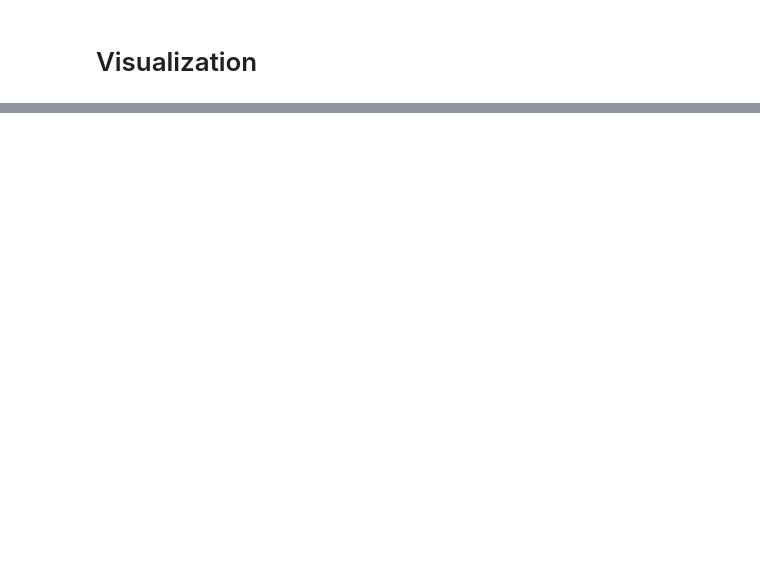
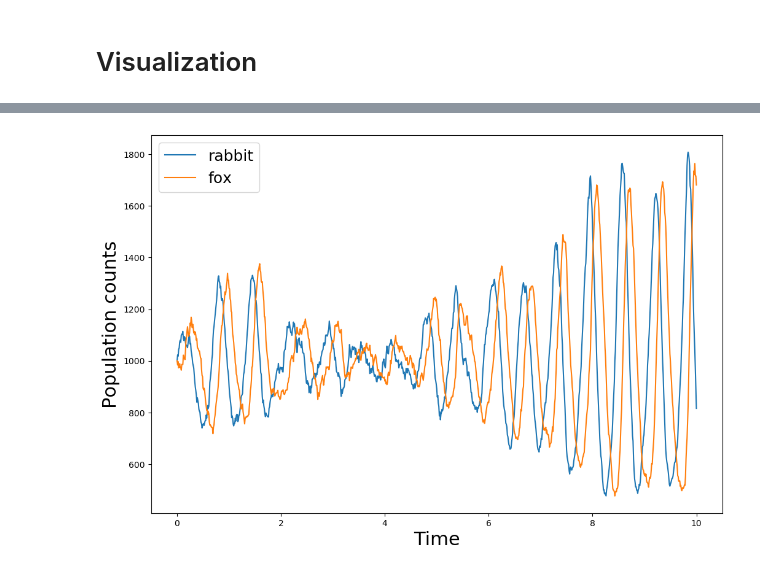
Before and after one commit to GillesPy2/GillesPy2_paper, a Jupyter notebook: examples/Lotkavolterra_Oscillator-Stochastic.ipynb, the cells around one changed output, grey strips where cells are left out. Drawn from its saved outputs; the diff is of its cells as text; code cells hidden in the pictures; blank space fills up the shorter version.

Commit message:
presentation changes to the L-V model notebook

```diff
--- a/examples/Lotkavolterra_Oscillator-Stochastic.ipynb
+++ b/examples/Lotkavolterra_Oscillator-Stochastic.ipynb
@@ -50,4 +47,4 @@ def configure_simulation():
     return kwargs
 # %%
 kwargs = configure_simulation()
-results = model.run(**kwargs)
+%time results = model.run(**kwargs)
@@ -57,3 +57,13 @@ results = model.run(**kwargs)
 results.plotplotly()
 # %% [output]
 [interactive output not drawn]
+# %%
+import matplotlib.pyplot as plt
+
+results.plot(figsize=(12,8))
+plt.legend(fontsize=18)
+plt.ylabel('Population counts', fontsize=22)
+plt.xlabel('Time', fontsize=22)
+plt.savefig('GillesPy2_lotkavolterra_ex.pdf')
+# %% [output]
+[figure, added]
```
Also changed, not shown: parts of 5 cells of this notebook.
